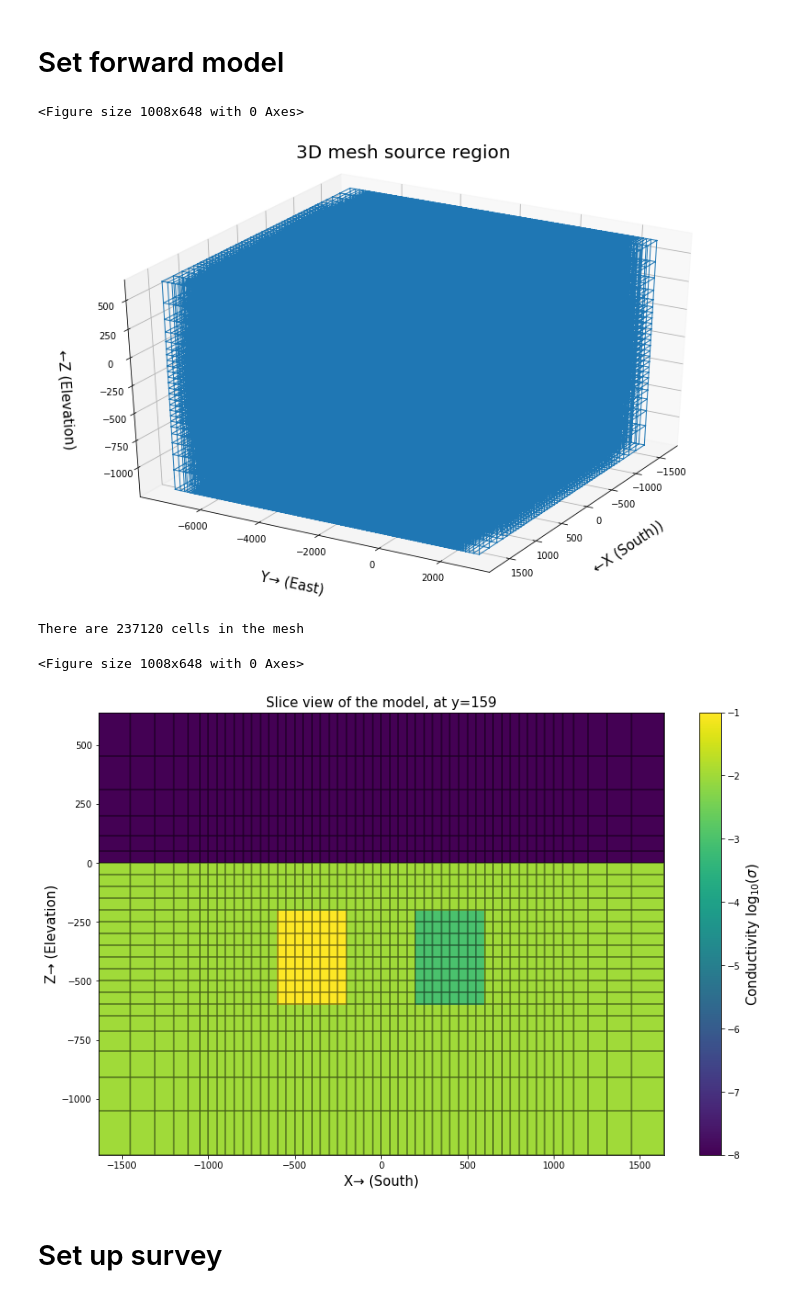
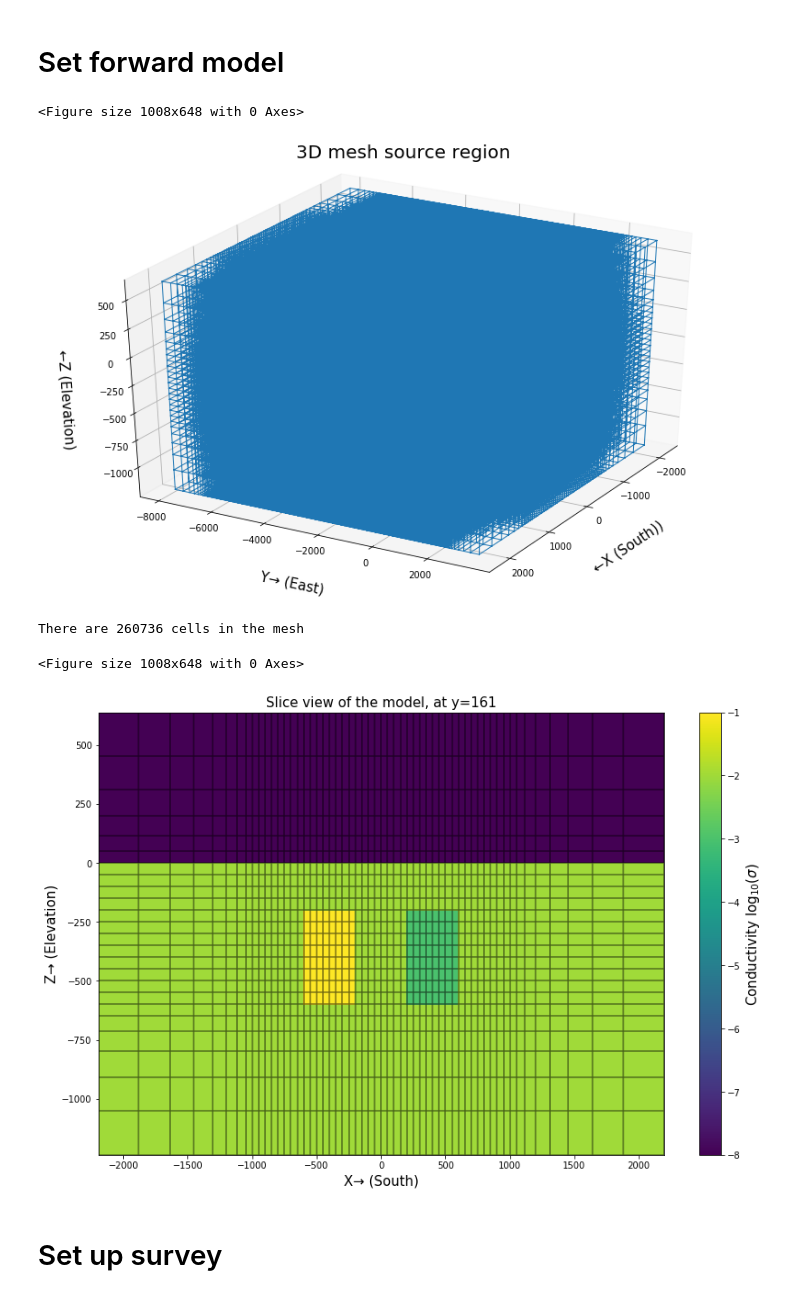
Before and after one commit to CSM-CGEM/cgem-simpeg-examples, a Jupyter notebook: fdem/3D FD CSEM tensor mesh example .ipynb, the cells around one changed output. Saved outputs shown, nothing was run; the diff lists cells and outputs as text; code cells hidden in the pictures.

```diff
--- a/fdem/3D FD CSEM tensor mesh example .ipynb
+++ b/fdem/3D FD CSEM tensor mesh example .ipynb
@@ -157,87 +157,42 @@ core_x, core_y, core_z = 2100, 9000, 700    # Unit in meter
 core_hx, core_hy, core_hz = 50, 50, 50    # Unit in meter
 
 # Number of padding cells in each dimension
-npadx, npady, npadz = 5, 5, 5
+npadx, npady, npadz = 7, 7, 5
 
 # Padding factor
 pad_factor = 1.3
 
 mesh = SinglebodyTensorMesh3D(core_x, core_y, core_z, core_hx, core_hy, core_hz,
                               npadx, npady, npadz, pad_factor)
 
 # Calculate the number of cells in core region
 '''
 Have not figured out a better way to reconcile this line with the function above
 '''
 n_core_x, n_core_y, n_core_z = int(core_x/core_hx), int(core_y/core_hy), int(core_z/core_hz)
 
 # Shift the center of the tensor mesh
 mesh.x0 = np.r_[
     -(mesh.hx[0:npadx+int(0.5*n_core_x)].sum()),    # Set zeor in x-direction to the middle
     -(mesh.hy[0:npady+int(0.75*n_core_y)].sum()),    # Set zero in y-direction to the top
     -(mesh.hz[0:npadz+int(core_z/core_hz)-1].sum())    # Set zero in y-direction below one layer of core region
     ]
 
 
-
-'''
-#Here is an example of how to set a tree mesh for a multi-anomalies problem.
-#Folloing code can be applied directly:
-
-    #Set the minimum cell size in each direction
-    base_dx, base_dy, base_dz = 20, 20, 20
-
-    # Set the number of the whole-model-space base cell in each dirction
-    nbc_x, nbc_y, nbc_z = 128, 512, 128
-
-    # Define the base mesh
-    hx = base_dx*np.ones(nbc_x)
-    hy = base_dy*np.ones(nbc_y)
-    hz = base_dz*np.ones(nbc_z)
-    basemesh = TreeMesh([hx, hy, hz],)
-
-    # Shift the center of model space
-    basemesh.x0 = np.r_[
-        -(basemesh.hx.sum()*0.5),    # Shift 0-position in X direction
-        -(basemesh.hy.sum()*0.75),    # Shift 0-position in Y direction
-        -(basemesh.hz[0:nbc_z-10].sum())    # Set zero in z-direction below 15 layer of base mesh cells
-        ]
-
-    # Set region for different mesh densities
-    # Normally these regions are slightly larger than the source region
-    x_bound=[-(basemesh.hx.sum()*0.5), (basemesh.hx.sum()*0.5),
-             -600, -200,    # Anomalous area
-             200, 600
-             ]
-    y_bound=[-(basemesh.hy.sum()*0.75), (basemesh.hy.sum()*0.25),
-             -200, 200,
-             -200, 200
-            ]
-    z_bound=[0, 0,
-             -600, -200,
-             -600, -200
-             ]
-
-    methods = ['surface', 'box', 'box']    # Method to refine mesh
-    tree_level = [1,1,1, 1,1,1, 1,1,1]    # Level of refinment
-
-    mesh = MultibodyTreeMesh3D(basemesh, x_bound, y_bound, z_bound, methods, tree_level)
-'''
-
 # Plot the mesh and print the number of cells
 meshfig = plt.figure(1)
 meshplot = mesh.plotGrid()
 plt.title('3D mesh source region\n', fontsize=20, loc='center')
 meshplot.set_xlabel('\n\n\n ←X (South))', fontsize=15)
 meshplot.set_ylabel('\n\n\n Y→ (East)', fontsize=15)
 meshplot.set_zlabel('\n\n\n ←Z (Elevation)', fontsize=15)
 meshplot.view_init(32, 30)    # Set view angle, make it clear that we use right-handed coordinate system.
 plt.show()
 print(f"There are {mesh.nC} cells in the mesh")
 # %% [output]
 <Figure size 1008x648 with 0 Axes>
-[figure, old version]
+[figure, new version]
-There are 237120 cells in the mesh
+There are 260736 cells in the mesh
 # %%
 # Incorporate model value into the mesh
 sigma_list = np.r_[1e-8, 0.01, 0.1, 0.001]    # Conductivity for air whole space, host-rock half space, and anomalous block
@@ -300,7 +255,7 @@ bar2.set_label(label='Conductivity $\log_{10}(\\sigma)$', fontsize=15)
 plt.show()
 # %% [output]
 <Figure size 1008x648 with 0 Axes>
-[figure, old version]
+[figure, new version]
 # %% [markdown]
 # Set up survey
 # %%
```
Also changed, not shown: parts of 3 cells of this notebook, 2 other files.
